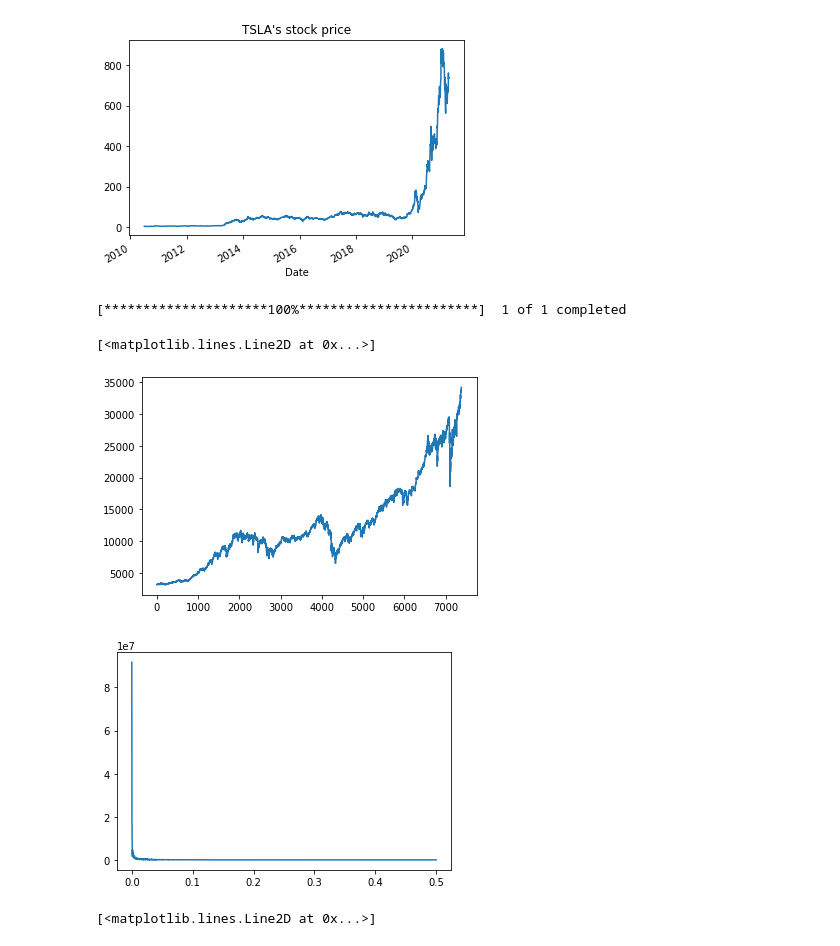
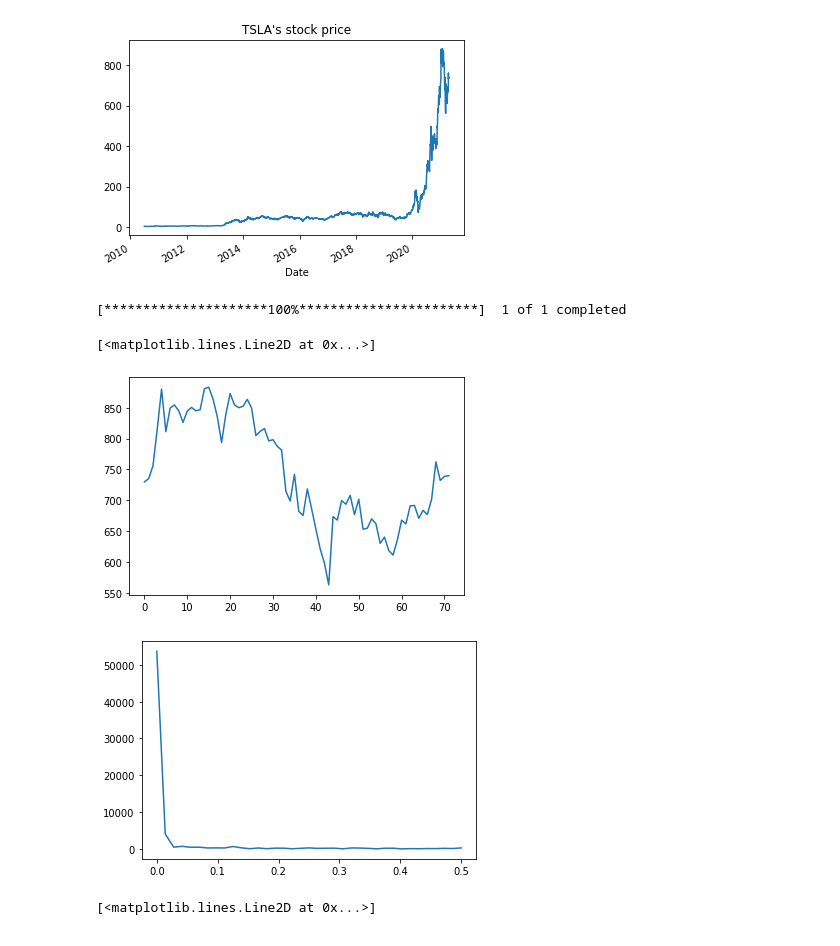
Before and after one commit to TheJade/Stock-Market-Analysis, a Jupyter notebook: FFT2021-04-16/JupyterTesting.ipynb, the cells around one changed output. Saved outputs shown, nothing was run; the diff lists cells and outputs as text; code cells hidden in the pictures.

```diff
--- a/FFT2021-04-16/JupyterTesting.ipynb
+++ b/FFT2021-04-16/JupyterTesting.ipynb
@@ -49,41 +49,38 @@ import pandas as pd
 import yfinance as yf
 from yahoofinancials import YahooFinancials
 
-STOCK = "^DJI"
+STOCK = "TSLA"
 testing = False
 
-tsla_df = yf.download(STOCK, start="2021-01-01", end="2021-04-15")
+tsla_df = yf.download(STOCK, period = "ytd", interval = "1h")#start="2021-01-01", end="2021-04-15")
 tsla_df.head()
 
-ticker = yf.Ticker(STOCK)
-
-tsla_df = ticker.history(period="max")
 length = len(tsla_df['Close'])
 temp = tsla_df['Close']
 temp2 = [0 for i in range(length)]
 
 #testing
 if testing:
     temp5 = [i*0.1 for i in range(length)]
     for i in range(length):
         temp[i] = np.sin(2 * np.pi * temp5[i]) + np.sin(3.3 * 2 * np.pi * temp5[i])
 
 for i in range(length):
     temp2[i] = temp[i]
 
 temp3 = rfft(temp2)
 
 temp4 = rfftfreq(length, 1)
 
 plt.figure(0)
 plt.plot(temp2)
 plt.figure(1)
 plt.plot(temp4, np.abs(temp3))
 # %% [output]
 [*********************100%***********************]  1 of 1 completed
 [<matplotlib.lines.Line2D at 0x...>]
-[figure, old version]
+[figure, new version]
-[figure, old version]
+[figure, new version]
 # %%
 #testing the functionallity of matplotlib, math, and scipy.fft
 #this is working as intended
```
